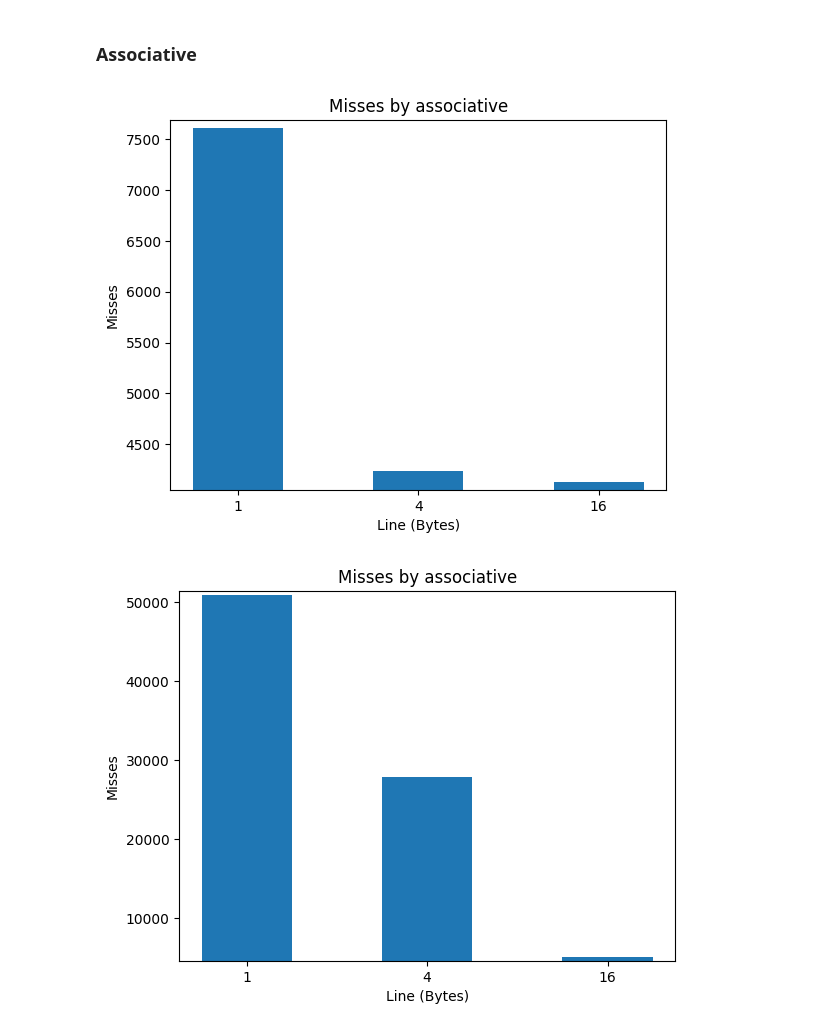
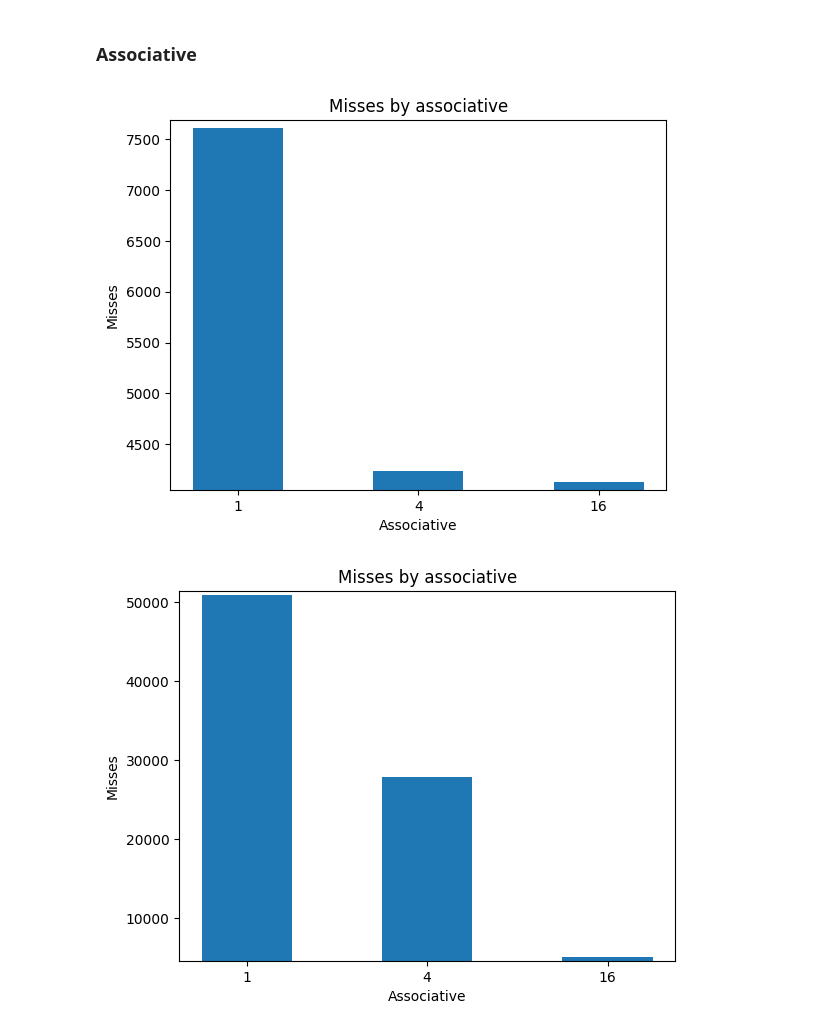
Before and after one commit to jpmedras/inf450_2023-1, a Jupyter notebook: Valgrind_Simulador_de_Cache.ipynb, the cells around one changed output. Cells and saved outputs as stored; diff of their text form; code cells hidden in the pictures.

```diff
--- a/Valgrind_Simulador_de_Cache.ipynb
+++ b/Valgrind_Simulador_de_Cache.ipynb
@@ -157,31 +161,31 @@ GridspecLayout(children=(Button(button_style='warning', description='Data Cache'
 # %%
 #@title Size=20
 import matplotlib.pyplot as plt
 
 x = ['1', '4', '16']
 y = [7613, 4234, 4128]
 
 # Espessura das barras
 width = 0.5
 
 # Plotar o gráfico de barras
 plt.bar(x, y, width=width)
 
 # Definir rótulos e título
-plt.xlabel('Line (Bytes)')
+plt.xlabel('Associative')
 plt.ylabel('Misses')
 plt.title('Misses by associative')
 
 # Definir margem para o intervalo de variação dos valores em y
 margin = 0.01 * max(y)
 
 # Definir os limites do eixo y com margem
 plt.ylim(min(y) - margin, max(y) + margin)
 
 # Exibir o gráfico
 plt.show()
 # %% [output]
-[figure, old version]
+[figure, new version]
 # %%
 #@title Size=60
 import matplotlib.pyplot as plt
```
Also changed, not shown: parts of 11 cells of this notebook.
